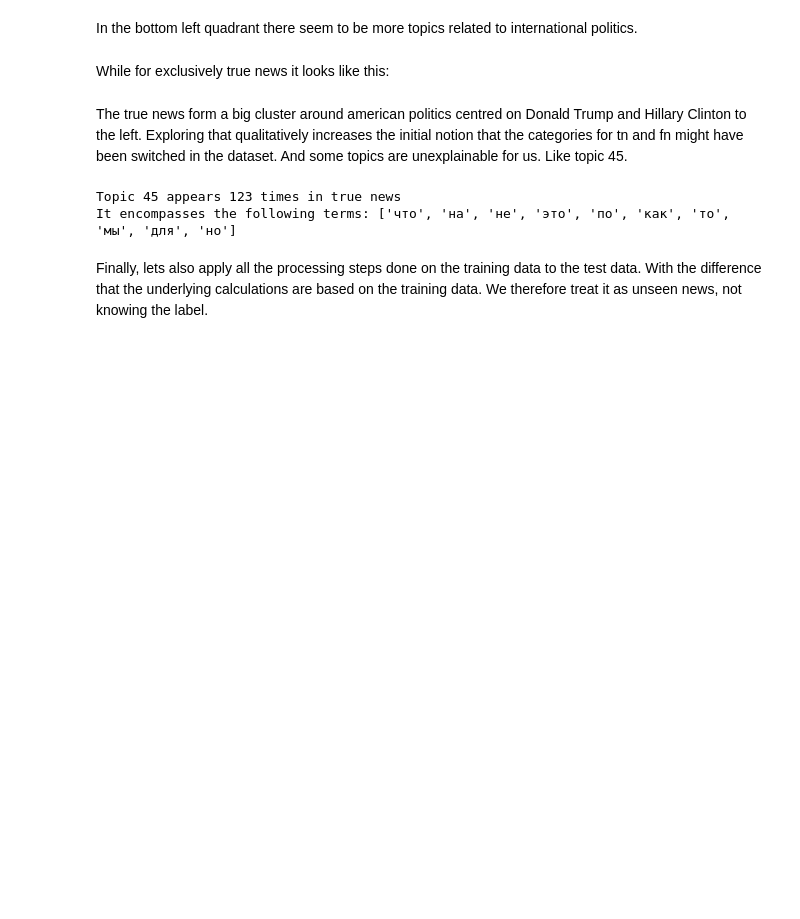
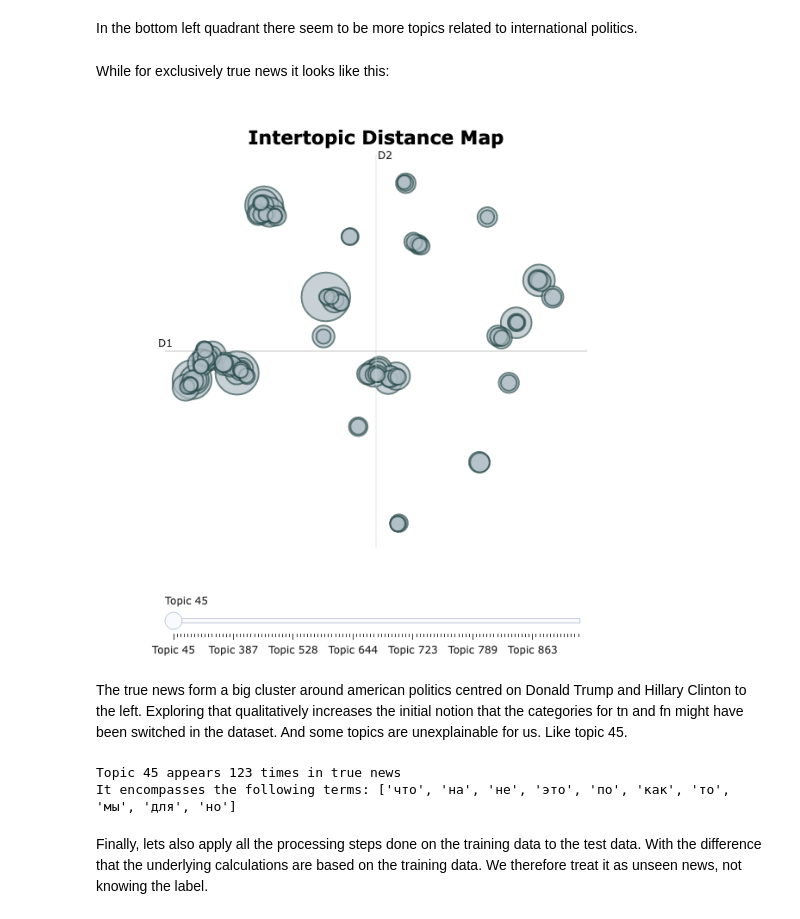
Before and after one commit to mariomauberger/fakeNewsClassification, a Jupyter notebook: similarTrueNewsRecommender.ipynb, the cells around one changed output. Drawn from its saved outputs; the diff is of its cells as text; code cells hidden in the pictures; blank space fills up the shorter version.

```diff
--- a/similarTrueNewsRecommender.ipynb
+++ b/similarTrueNewsRecommender.ipynb
@@ -732,6 +737,10 @@ In the bottom left quadrant there seem to be more topics related to internationa
 While for exclusively true news it looks like this:
 # %%
 topic_model.visualize_topics(list(only_true_topics))
+# %%
+Image("true_topics_plot.png")
+# %% [output]
+[figure, added]
 # %% [markdown]
 The true news form a big cluster around american politics centred on Donald Trump and Hillary Clinton to the left. Exploring that qualitatively increases the initial notion that the categories for tn and fn might have been switched in the dataset. And some topics are unexplainable for us. Like topic 45.
 # %%
```
Also changed, not shown: parts of 2 cells of this notebook, 2 other files.
